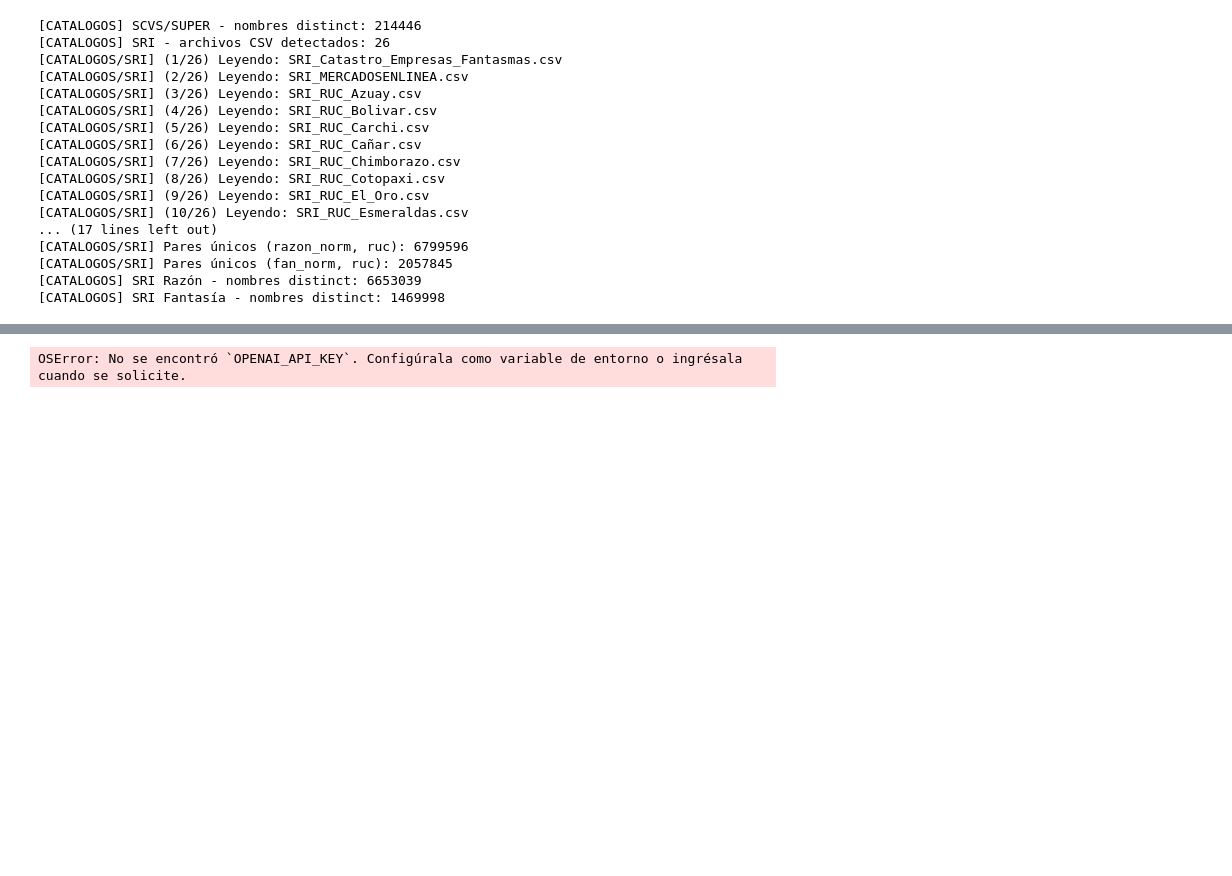
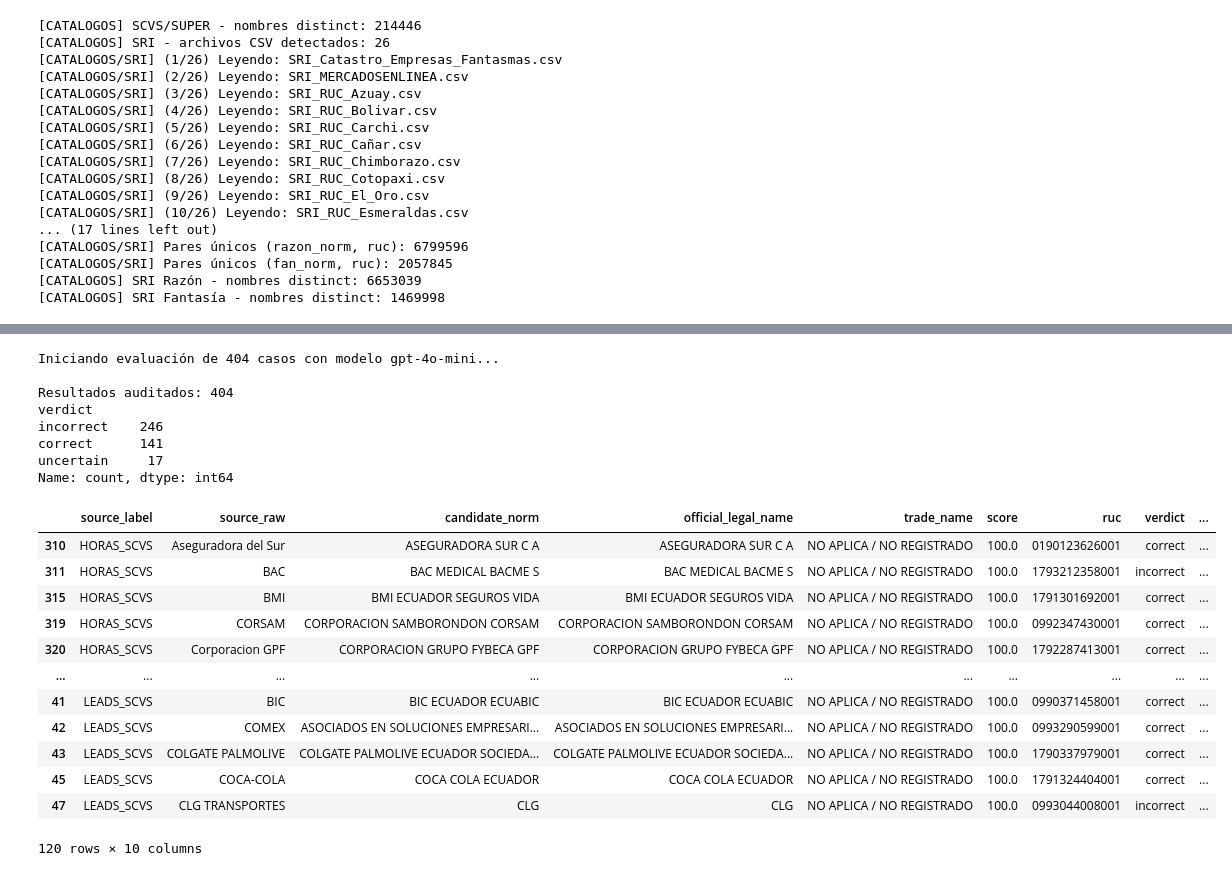
Before and after one commit to OAlbuja/Tesis_Maestria_Inteligencia_Artificial_Aplicada, a Jupyter notebook: Desarrollo_clustering_maestria/copia_01_profiling_empresas_profesional_con_matching - copia.ipynb, the cells around one changed output, grey strips where cells are left out. Cells and saved outputs as stored; diff of their text form; code cells hidden in the pictures; blank space fills up the shorter version.

```diff
--- a/Desarrollo_clustering_maestria/01_data_ingestion_enrichment/copia_01_profiling_empresas_profesional_con_matching - copia.ipynb
+++ b/Desarrollo_clustering_maestria/copia_01_profiling_empresas_profesional_con_matching - copia.ipynb
@@ -1699,6 +1742,6 @@ Ejemplo (1 caso):
 # %%
-# === 9.g (Opcional) Llamar API (ChatGPT/OpenAI) para auditar matches fuzzy ===
-# Este paso manda TODOS los casos de `audit_cases` (celda 9.f) a la API, en chunks para evitar truncados.
+# === 9.g Llamar API (ChatGPT/OpenAI) para auditar matches fuzzy ===
+# Este paso manda TODOS los casos de `audit_cases` a la API, en chunks para evitar truncados.
 
 import os
 import json
@@ -1718,14 +1761,11 @@ if not OPENAI_API_KEY:
         OPENAI_API_KEY = None
 
 if not OPENAI_API_KEY:
-    raise EnvironmentError(
-        "No se encontró `OPENAI_API_KEY`. "
-        "Configúrala como variable de entorno o ingrésala cuando se solicite."
-    )
+    raise EnvironmentError("No se encontró `OPENAI_API_KEY`. Configúrala como variable de entorno.")
 
-OPENAI_MODEL = os.getenv("OPENAI_MODEL", "gpt-4.1-mini")
+# --- CORRECCIÓN DEL MODELO ---
+OPENAI_MODEL = os.getenv("OPENAI_MODEL", "gpt-4o-mini")
 OPENAI_URL = os.getenv("OPENAI_URL", "https://api.openai.com/v1/chat/completions")
-
 
 def _extract_json_object(text: str) -> str:
     if text is None:
@@ -1738,12 +1778,10 @@ def _extract_json_object(text: str) -> str:
     j = s.rfind("}")
     return s[i:j+1] if i != -1 and j != -1 and j > i else s
 
-
 def _call_openai_judge(cases_chunk: list) -> dict:
     payload = {
         "model": OPENAI_MODEL,
         "temperature": 0,
-        # salida por chunk (ajústalo si ves truncado)
         "max_tokens": int(os.getenv("OPENAI_MAX_TOKENS", "2000")),
         "response_format": {"type": "json_object"},
         "messages": [
@@ -1772,7 +1810,6 @@ def _call_openai_judge(cases_chunk: list) -> dict:
     content = _extract_json_object(content)
     return json.loads(content)
 
-
 def _judge_in_chunks(cases_all: list) -> dict:
     if not cases_all:
         return {"results": []}
@@ -1787,38 +1824,58 @@ def _judge_in_chunks(cases_all: list) -> dict:
         try:
             out = _call_openai_judge(cur)
             res = out.get("results", [])
             if not isinstance(res, list):
                 raise ValueError("Respuesta sin results-list")
             results_all.extend(res)
             i += chunk_size
         except (json.JSONDecodeError, ValueError) as e:
             if chunk_size <= min_chunk:
                 raise RuntimeError(f"No pude parsear JSON con chunk_size={chunk_size}. Error: {e}") from e
             chunk_size = max(min_chunk, chunk_size // 2)
             continue
 
     return {"results": results_all}
 
-
-print("Casos a enviar a IA:", len(audit_cases))
+print(f"Iniciando evaluación de {len(audit_cases)} casos con modelo {OPENAI_MODEL}...")
 judge_json = _judge_in_chunks(list(audit_cases))
 results = judge_json.get("results", [])
 
 judge_df = pd.DataFrame(results)
 if judge_df.empty:
     raise ValueError("La API respondió, pero no devolvió `results`. Revisa el JSON retornado.")
 
 cases_df = pd.DataFrame(audit_cases)
 out_df = cases_df.merge(judge_df, on="id", how="left")
 
-print("Resultados auditados:", len(out_df))
+print("\nResultados auditados:", len(out_df))
 print(out_df["verdict"].value_counts(dropna=False))
 
-cols = ["source_label", "source_raw", "candidate_norm", "score", "ruc", "verdict", "confidence", "reason"]
+# --- CORRECCIÓN DE COLUMNAS A MOSTRAR ---
+cols = ["source_label", "source_raw", "candidate_norm", "official_legal_name", "trade_name", "score", "ruc", "verdict", "confidence", "reason"]
 cols = [c for c in cols if c in out_df.columns]
 display(out_df.sort_values(["source_label", "score"], ascending=[True, False])[cols].head(120))
 # %% [output]
-OSError: No se encontró `OPENAI_API_KEY`. Configúrala como variable de entorno o ingrésala cuando se solicite.
+Iniciando evaluación de 404 casos con modelo gpt-4o-mini...
+
+Resultados auditados: 404
+verdict
+incorrect    246
+correct      141
+uncertain     17
+Name: count, dtype: int64
+|  | source_label | source_raw | candidate_norm | official_legal_name | trade_name | score | ruc | verdict | ... |
+| 310 | HORAS_SCVS | Aseguradora del Sur | ASEGURADORA SUR C A | ASEGURADORA SUR C A | NO APLICA / NO REGISTRADO | 100.0 | 0190123626001 | correct | ... |
+| 311 | HORAS_SCVS | BAC | BAC MEDICAL BACME S | BAC MEDICAL BACME S | NO APLICA / NO REGISTRADO | 100.0 | 1793212358001 | incorrect | ... |
+| 315 | HORAS_SCVS | BMI | BMI ECUADOR SEGUROS VIDA | BMI ECUADOR SEGUROS VIDA | NO APLICA / NO REGISTRADO | 100.0 | 1791301692001 | correct | ... |
+| 319 | HORAS_SCVS | CORSAM | CORPORACION SAMBORONDON CORSAM | CORPORACION SAMBORONDON CORSAM | NO APLICA / NO REGISTRADO | 100.0 | 0992347430001 | correct | ... |
+| 320 | HORAS_SCVS | Corporacion GPF | CORPORACION GRUPO FYBECA GPF | CORPORACION GRUPO FYBECA GPF | NO APLICA / NO REGISTRADO | 100.0 | 1792287413001 | correct | ... |
+| ... | ... | ... | ... | ... | ... | ... | ... | ... | ... |
+| 41 | LEADS_SCVS | BIC | BIC ECUADOR ECUABIC | BIC ECUADOR ECUABIC | NO APLICA / NO REGISTRADO | 100.0 | 0990371458001 | correct | ... |
+| 42 | LEADS_SCVS | COMEX | ASOCIADOS EN SOLUCIONES EMPRESARI... | ASOCIADOS EN SOLUCIONES EMPRESARI... | NO APLICA / NO REGISTRADO | 100.0 | 0993290599001 | correct | ... |
+| 43 | LEADS_SCVS | COLGATE PALMOLIVE | COLGATE PALMOLIVE ECUADOR SOCIEDA... | COLGATE PALMOLIVE ECUADOR SOCIEDA... | NO APLICA / NO REGISTRADO | 100.0 | 1790337979001 | correct | ... |
+| 45 | LEADS_SCVS | COCA-COLA | COCA COLA ECUADOR | COCA COLA ECUADOR | NO APLICA / NO REGISTRADO | 100.0 | 1791324404001 | correct | ... |
+| 47 | LEADS_SCVS | CLG TRANSPORTES | CLG | CLG | NO APLICA / NO REGISTRADO | 100.0 | 0993044008001 | incorrect | ... |
+120 rows × 10 columns
 # %%
 # === Export final a CSV (salida de la última celda) ===
 # Esta celda guarda a disco el DataFrame final (por defecto: `out_df`) para que lo puedas descargar desde VS Code.
```
Also changed, not shown: parts of 6 cells of this notebook, 31 other files.
